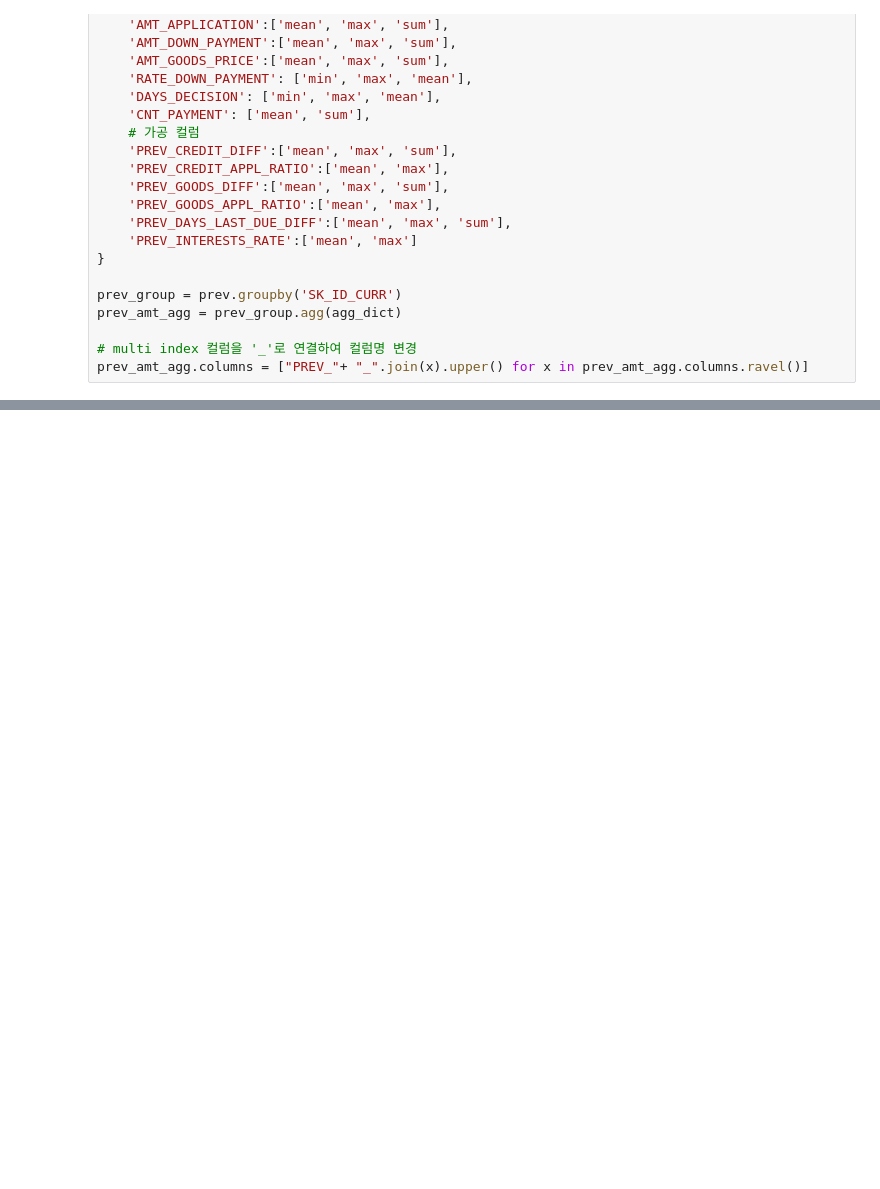
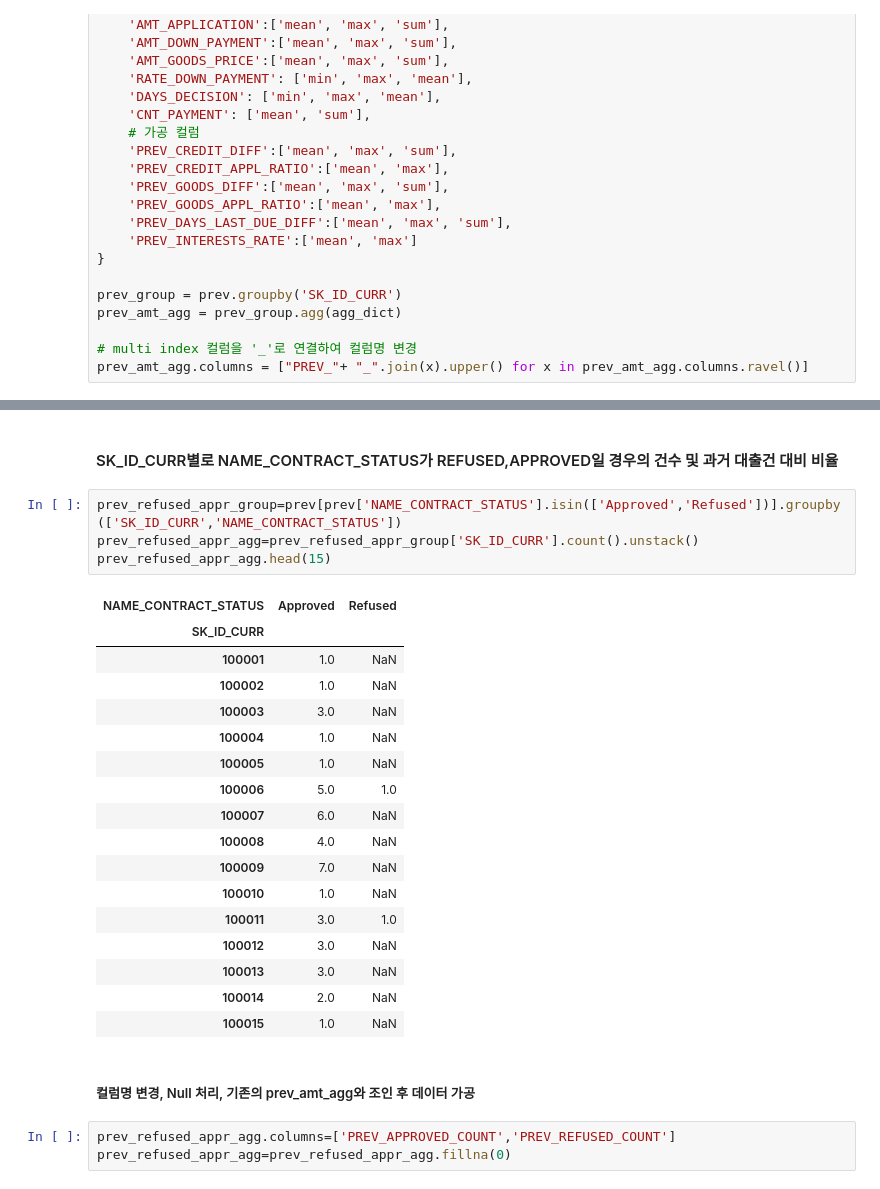
Before and after one commit to JIWON0520/TIL, a Jupyter notebook: 머신러닝/kaggle/home_credit_default_risk/prev.csv FeatureEngineering.ipynb, the cells around one changed output, grey strips where cells are left out. Saved outputs shown, nothing was run; the diff lists cells and outputs as text; blank space fills up the shorter version.

```diff
--- a/머신러닝/kaggle/home_credit_default_risk/prev.csv FeatureEngineering.ipynb
+++ b/머신러닝/kaggle/home_credit_default_risk/prev.csv FeatureEngineering.ipynb
@@ -395,3 +395,32 @@ prev_amt_agg.head()
 | 100003 | 3 | 484191.00 | 1035882.0 | 1452573.0 | ... |
 | 100004 | 1 | 20106.00 | 20106.0 | 20106.0 | ... |
 | 100005 | 2 | 20076.75 | 40153.5 | 40153.5 | ... |
+# %% [markdown]
+#### SK_ID_CURR별로 NAME_CONTRACT_STATUS가 REFUSED,APPROVED일 경우의 건수 및 과거 대출건 대비 비율
+# %%
+prev_refused_appr_group=prev[prev['NAME_CONTRACT_STATUS'].isin(['Approved','Refused'])].groupby(['SK_ID_CURR','NAME_CONTRACT_STATUS'])
+prev_refused_appr_agg=prev_refused_appr_group['SK_ID_CURR'].count().unstack()
+prev_refused_appr_agg.head(15)
+# %% [output]
+| NAME_CONTRACT_STATUS | Approved | Refused |
+| SK_ID_CURR |  |  |
+| 100001 | 1.0 | NaN |
+| 100002 | 1.0 | NaN |
+| 100003 | 3.0 | NaN |
+| 100004 | 1.0 | NaN |
+| 100005 | 1.0 | NaN |
+| 100006 | 5.0 | 1.0 |
+| 100007 | 6.0 | NaN |
+| 100008 | 4.0 | NaN |
+| 100009 | 7.0 | NaN |
+| 100010 | 1.0 | NaN |
+| 100011 | 3.0 | 1.0 |
+| 100012 | 3.0 | NaN |
+| 100013 | 3.0 | NaN |
+| 100014 | 2.0 | NaN |
+| 100015 | 1.0 | NaN |
+# %% [markdown]
+##### 컬럼명 변경, Null 처리, 기존의 prev_amt_agg와 조인 후 데이터 가공
+# %%
+prev_refused_appr_agg.columns=['PREV_APPROVED_COUNT','PREV_REFUSED_COUNT']
+prev_refused_appr_agg=prev_refused_appr_agg.fillna(0)
```
Also changed, not shown: parts of 18 cells of this notebook.
